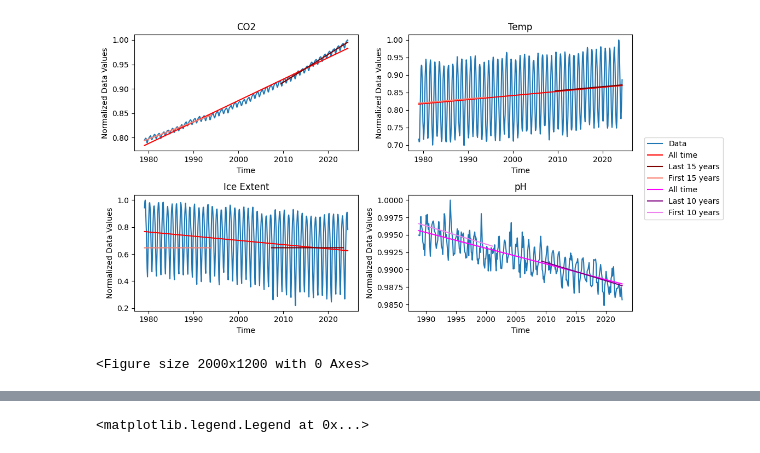
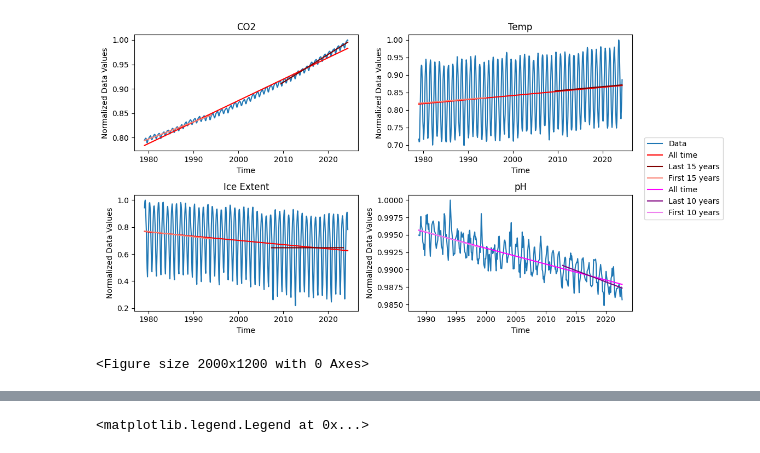
Before and after one commit to alexisj2020/Project, a Jupyter notebook: Trends.ipynb, the cells around one changed output, grey strips where cells are left out. Cells and saved outputs as stored; diff of their text form; code cells hidden in the pictures.

```diff
--- a/Trends.ipynb
+++ b/Trends.ipynb
@@ -74,13 +75,11 @@ sea_ice_exts_y = [float(string) for string in sea_ice_ext_y]
 # %%
 #convert data to np arrays to use polyfit
 times_np = np.array(times)
-timeph_np = np.array(timeph)
-time_test_np = np.array(time_test)
+time_int_np = np.array(time_int)
 co2_np = np.array(co2s)
 temp_np = np.array(temps)
 sea_ice_ext_np = np.array(sea_ice_exts)
-pH_np = np.array(phs2)
-ph_np = np.array(ph_test)
+ph_np = np.array(ph_int)
 # %%
 #normalize the datasets to compare the trends
 co2_max = max(co2_np)
@@ -92,11 +91,8 @@ tempn_np = (temp_np)/temp_max
 ice_max = max(sea_ice_ext_np)
 icen_np = (sea_ice_ext_np)/ice_max
 
-ph_max = max(pH_np)
-phn_np = (pH_np)/ph_max
-
-ph_max_2 = max(ph_np)
-phn_2_np = (ph_np)/ph_max_2
+ph_max = max(ph_np)
+phn_np = (ph_np)/ph_max
 # %%
 a, b = np.polyfit(times_np, co2n_np, 1)
 a2, b2 = np.polyfit(times_np[-180:],co2n_np[-180:], 1)
@@ -119,9 +115,9 @@ a3_ice, b3_ice = np.polyfit(times_np[:180],icen_np[:180], 1)
 #plt.plot(times,a_ice*times_np+b_ice)
 #plt.plot(times[340:-12],a2_ice*times_np[340:-12]+b2_ice,color='k')
 # %%
-a_ph, b_ph = np.polyfit(timeph_np, phn_np, 1)
-a2_ph, b2_ph = np.polyfit(timeph_np[-120:],phn_np[-120:], 1)
-a3_ph, b3_ph = np.polyfit(timeph_np[:120],phn_np[:120], 1)
+a_ph, b_ph = np.polyfit(time_int_np, phn_np, 1)
+a2_ph, b2_ph = np.polyfit(time_int_np[-120:],phn_np[-120:], 1)
+a3_ph, b3_ph = np.polyfit(time_int_np[:120],phn_np[:120], 1)
 #plt.plot(timeph,phn_np)
 #plt.plot(timeph,a_ph*timeph_np+b_ph)
 #plt.plot(timeph[-120:],a2_ph*timeph_np[-120:]+b2_ph,color='k')
@@ -131,40 +127,40 @@ plt.figure(figsize=(20,12))
 axs[0, 0].plot(times,co2n_np, label = 'Data')
 axs[0, 0].plot(times,a*times_np+b, color='red', label='All time')
 axs[0, 0].plot(times[-180:],a2*times_np[-180:]+b2,color='maroon', label = 'Last 15 years')
 axs[0, 0].plot(times[:180],a3*times_np[:180]+b3,color='salmon', label = 'First 15 years')
 axs[0, 0].set_title('CO2')
 #axs[0, 0].legend()
 
 axs[0, 1].plot(times,tempn_np)
 axs[0, 1].plot(times,a_temp*times_np+b_temp, color='red')
 axs[0, 1].plot(times[-180:],a2_temp*times_np[-180:]+b2_temp,color='maroon')
-axs[0, 1].plot(times[:180],a2_temp*times_np[:180]+b2_temp,color='salmon')
+axs[0, 1].plot(times[:180],a3_temp*times_np[:180]+b3_temp,color='salmon')
 axs[0, 1].set_title('Temp')
 
 axs[1, 0].plot(times,icen_np)
 axs[1, 0].plot(times,a_ice*times_np+b_ice, color='red')
 axs[1, 0].plot(times[340:-12],a2_ice*times_np[340:-12]+b2_ice,color='maroon')
-axs[1, 0].plot(times[:180],a2_ice*times_np[:180]+b2_ice,color='salmon')
+axs[1, 0].plot(times[:180],a3_ice*times_np[:180]+b3_ice,color='salmon')
 axs[1, 0].set_title('Ice Extent')
 
-axs[1, 1].plot(timeph,phn_np)
-axs[1, 1].plot(timeph,a_ph*timeph_np+b_ph, color='magenta', label='All time')
-axs[1, 1].plot(timeph[-120:],a2_ph*timeph_np[-120:]+b2_ph,color='purple', label = 'Last 10 years')
-axs[1, 1].plot(timeph[:120],a2_ph*timeph_np[:120]+b2_ph,color='violet', label = 'First 10 years')
+axs[1, 1].plot(time_int,phn_np)
+axs[1, 1].plot(time_int,a_ph*time_int_np+b_ph, color='magenta', label='All time')
+axs[1, 1].plot(time_int[-120:],a2_ph*time_int_np[-120:]+b2_ph,color='purple', label = 'Last 10 years')
+axs[1, 1].plot(time_int[:120],a3_ph*time_int_np[:120]+b3_ph,color='violet', label = 'First 10 years')
 axs[1, 1].set_title('pH')
 
 for ax in axs.flat:
     ax.set(xlabel='Time', ylabel='Normalized Data Values')
 
 fig.legend(loc='center left', bbox_to_anchor=(1, 0.5))
 fig.tight_layout()
 fig.savefig('images/trends.pdf', dpi=300, bbox_inches='tight')
 
 # Hide x labels and tick labels for top plots and y ticks for right plots.
 #for ax in axs.flat:
 #    ax.label_outer()
 # %% [output]
-[figure, old version]
+[figure, new version]
 <Figure size 2000x1200 with 0 Axes>
 # %%
 slopes = []
```
Also changed, not shown: parts of 4 cells of this notebook.
